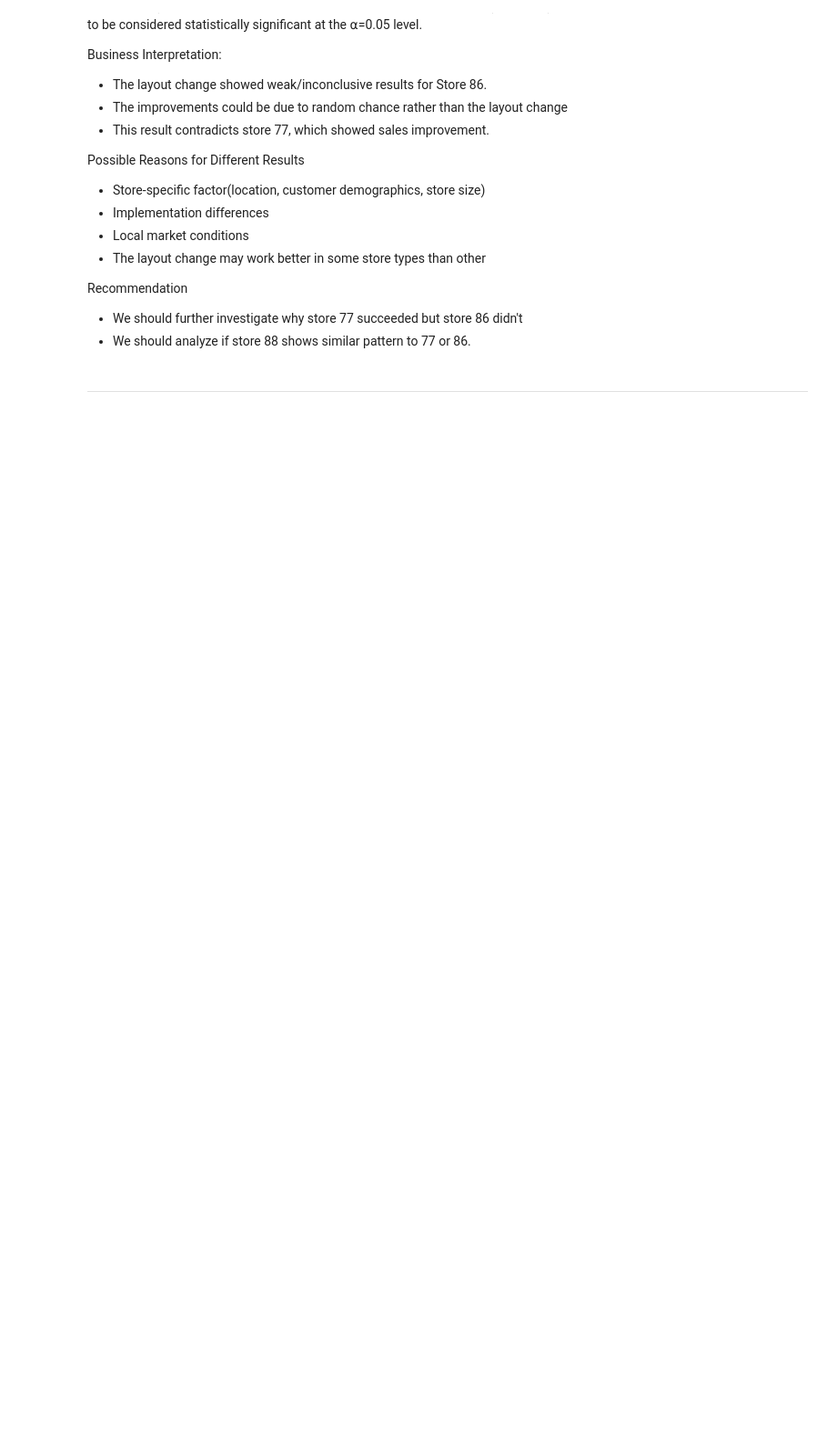
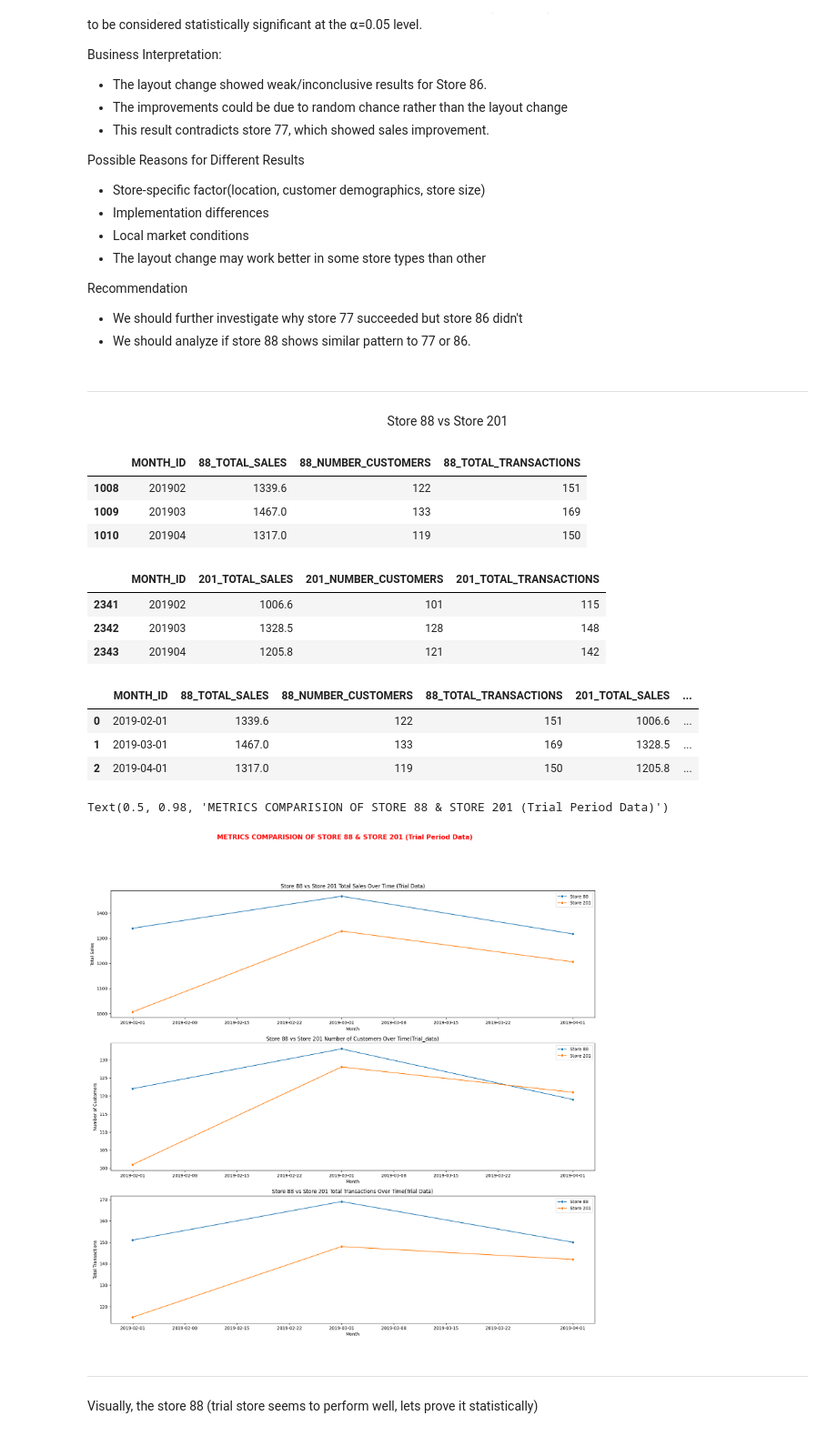
Before and after one commit to Mridul-dhungana/Quantium-Data-Analytics, a Jupyter notebook: Trial and Control stores.ipynb, the cells around one changed output. Shown at 91% size. Saved outputs shown, nothing was run; the diff lists cells and outputs as text; code cells hidden in the pictures; blank space fills up the shorter version.

Commit message:
TRIAL AND CONTROL STORES

```diff
--- a/Trial and Control stores.ipynb
+++ b/Trial and Control stores.ipynb
@@ -1377,3 +1351,65 @@ Recommendation
 * We should analyze if store 88 shows similar pattern to 77 or 86.
 # %% [markdown]
 ---
+# %% [markdown]
+<center> Store 88 vs Store 201
+# %%
+store_88_trial=trial_data[trial_data['STORE_NBR']==88][['MONTH_ID','TOTAL_SALES','NUMBER_CUSTOMERS','TOTAL_TRANSACTIONS']]
+store_88_trial=store_88_trial.rename(columns={'TOTAL_SALES':'88_TOTAL_SALES','NUMBER_CUSTOMERS':'88_NUMBER_CUSTOMERS','TOTAL_TRANSACTIONS':'88_TOTAL_TRANSACTIONS'})
+store_88_trial
+# %% [output]
+|  | MONTH_ID | 88_TOTAL_SALES | 88_NUMBER_CUSTOMERS | 88_TOTAL_TRANSACTIONS |
+| 1008 | 201902 | 1339.6 | 122 | 151 |
+| 1009 | 201903 | 1467.0 | 133 | 169 |
+| 1010 | 201904 | 1317.0 | 119 | 150 |
+# %%
+store_201_trial=trial_data[trial_data['STORE_NBR']==201][['MONTH_ID','TOTAL_SALES','NUMBER_CUSTOMERS','TOTAL_TRANSACTIONS']]
+store_201_trial=store_201_trial.rename(columns={'TOTAL_SALES':'201_TOTAL_SALES','NUMBER_CUSTOMERS':'201_NUMBER_CUSTOMERS','TOTAL_TRANSACTIONS':'201_TOTAL_TRANSACTIONS'})
+store_201_trial
+# %% [output]
+|  | MONTH_ID | 201_TOTAL_SALES | 201_NUMBER_CUSTOMERS | 201_TOTAL_TRANSACTIONS |
+| 2341 | 201902 | 1006.6 | 101 | 115 |
+| 2342 | 201903 | 1328.5 | 128 | 148 |
+| 2343 | 201904 | 1205.8 | 121 | 142 |
+# %%
+store_88_201_trial=store_88_trial.merge(store_201_trial,on='MONTH_ID',how='inner')
+store_88_201_trial['MONTH_ID']=pd.to_datetime(store_88_201_trial['MONTH_ID'],format='%Y%m')
+store_88_201_trial
+# %% [output]
+|  | MONTH_ID | 88_TOTAL_SALES | 88_NUMBER_CUSTOMERS | 88_TOTAL_TRANSACTIONS | 201_TOTAL_SALES | ... |
+| 0 | 2019-02-01 | 1339.6 | 122 | 151 | 1006.6 | ... |
+| 1 | 2019-03-01 | 1467.0 | 133 | 169 | 1328.5 | ... |
+| 2 | 2019-04-01 | 1317.0 | 119 | 150 | 1205.8 | ... |
+# %%
+fig, axes=plt.subplots(3,1,figsize=(20,18))
+ax=axes.flatten()
+sns.lineplot(data=store_88_201_trial, x='MONTH_ID', y='88_TOTAL_SALES', marker='o', label='Store 88',ax=ax[0])
+sns.lineplot(data=store_88_201_trial, x='MONTH_ID', y='201_TOTAL_SALES', marker='o', label='Store 201',ax=ax[0])
+ax[0].set_xlabel('Month')
+ax[0].set_ylabel('Total Sales')
+ax[0].set_title('Store 88 vs Store 201 Total Sales Over Time (Trial Data)')
+ax[0].legend()
+
+sns.lineplot(data=store_88_201_trial, x='MONTH_ID', y='88_NUMBER_CUSTOMERS', marker='o', label='Store 88',ax=ax[1])
+sns.lineplot(data=store_88_201_trial, x='MONTH_ID', y='201_NUMBER_CUSTOMERS', marker='o', label='Store 201',ax=ax[1])
+ax[1].set_xlabel('Month')
+ax[1].set_ylabel('Number of Customers')
+ax[1].set_title('Store 88 vs Store 201 Number of Customers Over Time(Trial_data)')
+ax[1].legend()
+
+sns.lineplot(data=store_88_201_trial, x='MONTH_ID', y='88_TOTAL_TRANSACTIONS', marker='o', label='Store 88',ax=ax[2])
+sns.lineplot(data=store_88_201_trial, x='MONTH_ID', y='201_TOTAL_TRANSACTIONS', marker='o', label='Store 201',ax=ax[2])
+ax[2].set_xlabel('Month')
+ax[2].set_ylabel('Total Transactions')
+ax[2].set_title('Store 88 vs Store 201 Total Transactions Over Time(Trial Data)')
+ax[2].legend()
+
+
+plt.suptitle('METRICS COMPARISION OF STORE 88 & STORE 201 (Trial Period Data)',fontsize='15',fontweight='bold',color='red')
+# %% [output]
+Text(0.5, 0.98, 'METRICS COMPARISION OF STORE 88 & STORE 201 (Trial Period Data)')
+[figure, added]
+# %% [markdown]
+---
+# %% [markdown]
+Visually, the store 88 (trial store seems to perform well, lets prove it statistically)
```
Also changed, not shown: parts of 19 cells of this notebook.
